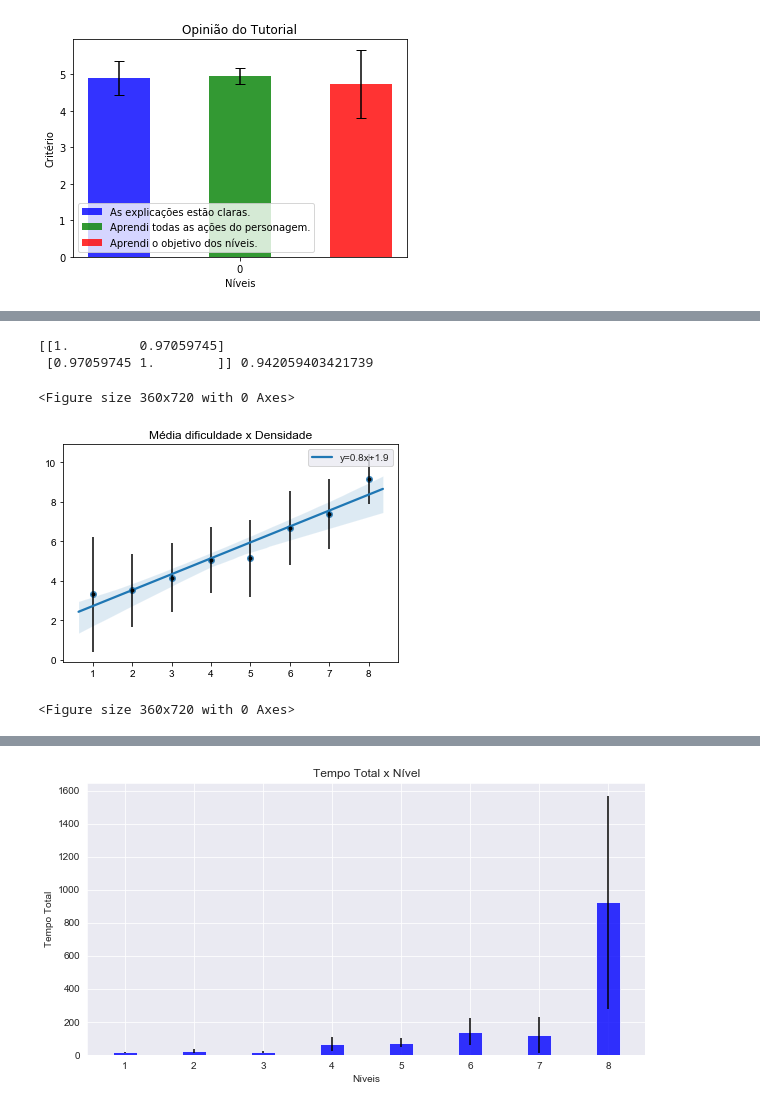
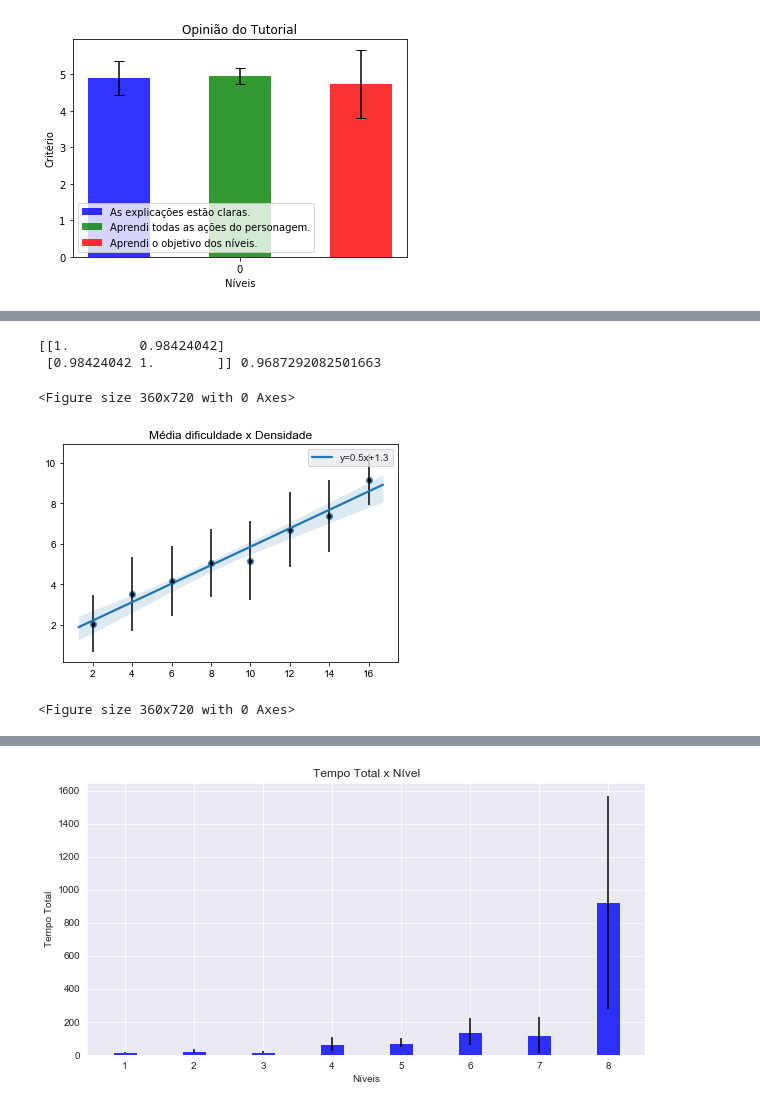
Before and after one commit to wagneralbjr/tcc-dda, a Jupyter notebook: Trata Dados TCC.ipynb, the cells around one changed output, grey strips where cells are left out. Cells and saved outputs as stored; diff of their text form; code cells hidden in the pictures.

```diff
--- a/Trata Dados TCC.ipynb
+++ b/Trata Dados TCC.ipynb
@@ -245,0 +261,30 @@ plt.bar(x[1:],teste.mean().values[1:]  )
+# %%
+
+filtro = (df_final.quantidadeMortes_1 + df_final.quantidadeMortes_2 + df_final.quantidadeMortes_3 + df_final.quantidadeMortes_4 + df_final.quantidadeMortes_5 + df_final.quantidadeMortes_6 + df_final.quantidadeMortes_7 + df_final.quantidadeMortes_8 < 7)
+
+teste = pegaColunas(df_final[filtro] , 'nota_dificuldade')
+teste = pegaColunas(df_final[filtro] , 'nota_dificuldade')
+
+plt.title('Média dificuldade pessoas que morreram no nivel 4 x nivel')
+
+x  = [ i for i in range (1, 9)]
+sns.set_style("darkgrid")
+
+
+slope, intercept, r_value, p_value, slope_std_error = stats.linregress(x,teste.mean().values[1:])
+
+sns.regplot(x, teste.mean().values[1:] , marker='o', line_kws={'label':"y={0:.1f}x+{1:.1f}".format(slope,intercept)}).legend()
+
+plt.errorbar(x, teste.mean().values[1:], yerr=teste.std().values[1:], fmt='.k', );
+
+#correlacao linear
+## dificuldade dependente === y depende de x??
+## densidade variavel independente => x
+print(np.corrcoef(x, teste.mean().values[1:]), r2(x, teste.mean().values[1:]))
+plt.figure(figsize=(5,10))
+df_final[filtro]
+
+## 17 valor medio de mortes em todoas as fases
+## quem morre menos sente menos dificuldade
+## quem morre mais sente mais dificuldade
+## logo a variavel influencia no desempenho do jogador
@@ -246,26 +301,26 @@ plt.bar(x[1:],teste.mean().values[1:]  )
 # %%
 teste = pegaColunas(df_final , 'nota_dificuldade')
 
 plt.title('Média dificuldade x Densidade')
 
-x  = [ i for i in range (1, 9)]
+x  = [ i*2 for i in range (1, 9)]
 sns.set_style("darkgrid")
 
 
 slope, intercept, r_value, p_value, slope_std_error = stats.linregress(x,teste.mean().values[1:])
 
 sns.regplot(x, teste.mean().values[1:] , marker='o', line_kws={'label':"y={0:.1f}x+{1:.1f}".format(slope,intercept)}).legend()
 
 plt.errorbar(x, teste.mean().values[1:], yerr=teste.std().values[1:], fmt='.k', );
 
 #correlacao linear
 ## dificuldade dependente === y depende de x??
 ## densidade variavel independente => x
 print(np.corrcoef(x, teste.mean().values[1:]), r2(x, teste.mean().values[1:]))
 plt.figure(figsize=(5,10))
 # %% [output]
-[[1.         0.97059745]
- [0.97059745 1.        ]] 0.942059403421739
+[[1.         0.98424042]
+ [0.98424042 1.        ]] 0.9687292082501663
 <Figure size 360x720 with 0 Axes>
-[figure, old version]
+[figure, new version]
 <Figure size 360x720 with 0 Axes>
```
Also changed, not shown: parts of 22 cells of this notebook, 8 other files.
